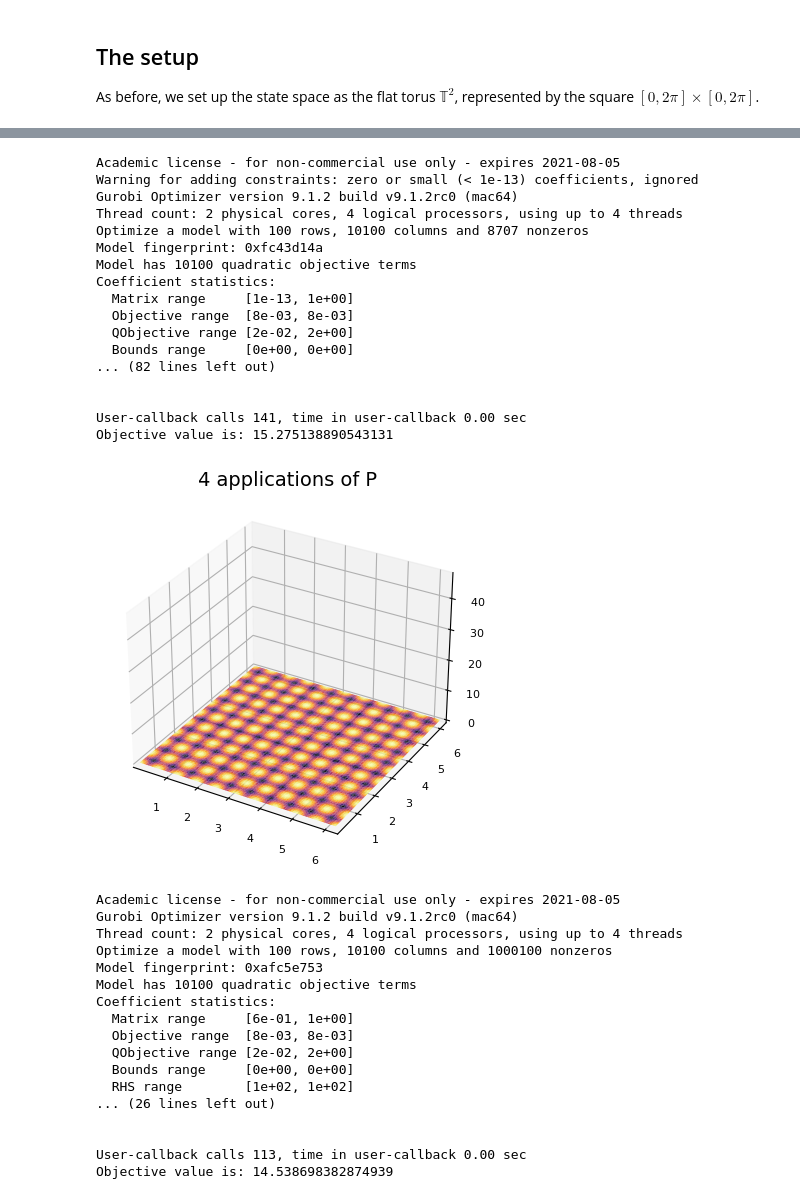
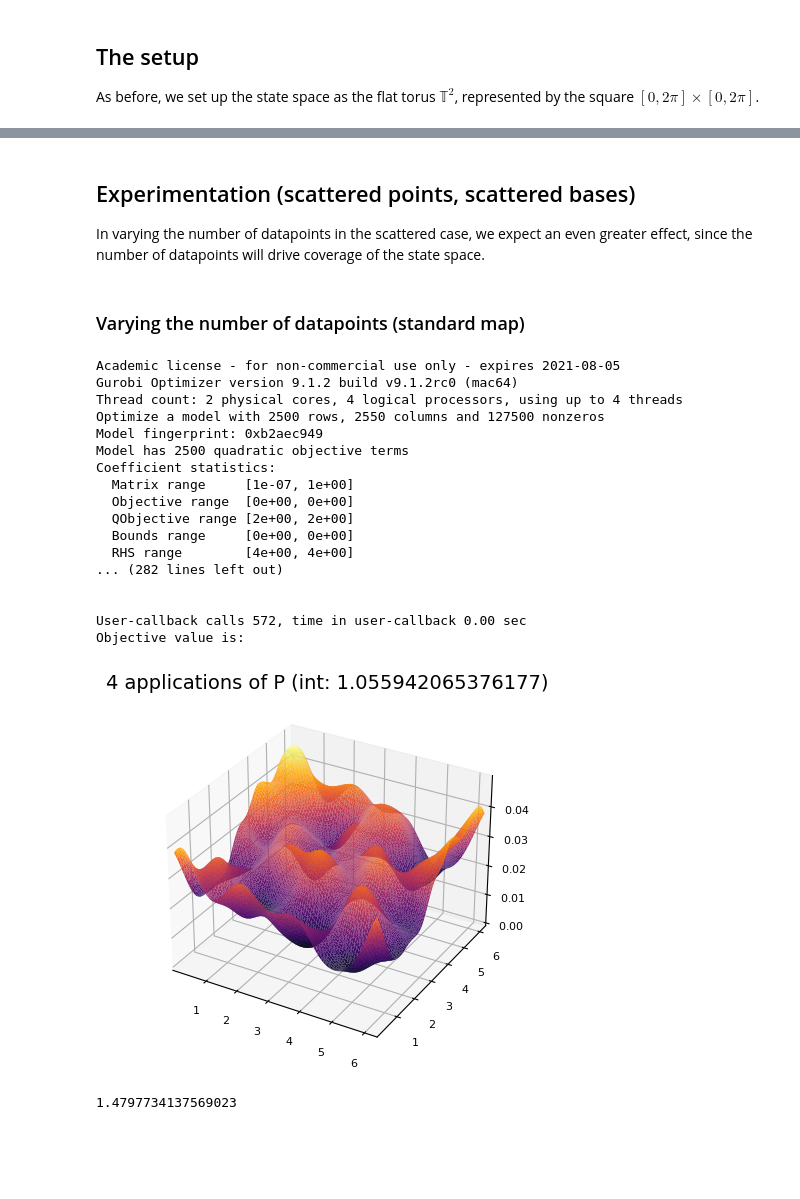
Before and after one commit to rcushen/thesis, a Jupyter notebook: Experimentation.ipynb, the cells around one changed output, grey strips where cells are left out. Saved outputs shown, nothing was run; the diff lists cells and outputs as text; code cells hidden in the pictures; blank space fills up the shorter version.

Commit message:
Experimentation complete

```diff
--- a/Experimentation.ipynb
+++ b/Experimentation.ipynb
@@ -27 +18,3 @@ epsilons = [0.06, 0.6, 6];
+# %%
+sample_sizes = [36, 49, 64, 81, 100];
 # %% [markdown]
@@ -30,6 +23,8 @@ Varying the number of basis functions should have a significant effect on our es
 # %%
-for n in n_bases
-    output = estimate_P(grid, s, n; map_type="standard")
-    P_diagnostics(output, "bases")
+results_grid_stand = Vector{Dict}()
+for sample_size in sample_sizes
+    output = estimate_P(grid, sample_size; setup="grid", map_type="standard");
+    metrics = P_diagnostics(output);
+    push!(results_grid_stand, metrics);
 end
 # %% [output]
@@ -75,0 +43,7 @@ Similarly, varying $\epsilon$ will alter the subspace in which we are estimating
+# %%
+results_grid_cat = Vector{Dict}()
+for sample_size in sample_sizes
+    output = estimate_P(grid, sample_size; setup="grid", map_type="cat");
+    metrics = P_diagnostics(output);
+    push!(results_grid_cat, metrics);
+end
@@ -76,41 +60,34 @@ Similarly, varying $\epsilon$ will alter the subspace in which we are estimating
+# %% [markdown]
+## Experimentation (scattered points, scattered bases)
+In varying the number of datapoints in the scattered case, we expect an even greater effect, since the number of datapoints will drive coverage of the state space.
+# %%
+sample_sizes = [50, 100, 150, 200, 250, 300];
+# %% [markdown]
+### Varying the number of datapoints (standard map)
 # %%
-for epsilon in epsilons
-    output = estimate_P(grid, s, 10, epsilon; map_type="standard")
-    P_diagnostics(output, "epsilons")
+results_scatt_stand = Vector{Dict}()
+for sample_size in sample_sizes
+    output = estimate_P(grid, sample_size; setup="scattered", map_type="standard");
+    metrics = P_diagnostics(output);
+    push!(results_scatt_stand, metrics)
 end
 # %% [output]
 Academic license - for non-commercial use only - expires 2021-08-05
-Warning for adding constraints: zero or small (< 1e-13) coefficients, ignored
 Gurobi Optimizer version 9.1.2 build v9.1.2rc0 (mac64)
 Thread count: 2 physical cores, 4 logical processors, using up to 4 threads
-Optimize a model with 100 rows, 10100 columns and 8707 nonzeros
-Model fingerprint: 0xfc43d14a
-Model has 10100 quadratic objective terms
+Optimize a model with 2500 rows, 2550 columns and 127500 nonzeros
+Model fingerprint: 0xb2aec949
+Model has 2500 quadratic objective terms
 Coefficient statistics:
-  Matrix range     [1e-13, 1e+00]
-  Objective range  [8e-03, 8e-03]
-  QObjective range [2e-02, 2e+00]
+  Matrix range     [1e-07, 1e+00]
+  Objective range  [0e+00, 0e+00]
+  QObjective range [2e+00, 2e+00]
   Bounds range     [0e+00, 0e+00]
-... (82 lines left out)
+  RHS range        [4e+00, 4e+00]
+... (282 lines left out)
 
 
-User-callback calls 141, time in user-callback 0.00 sec
-Objective value is: 15.275138890543131
+User-callback calls 572, time in user-callback 0.00 sec
+Objective value is:
-[figure, old version]
+[figure, new version]
-Academic license - for non-commercial use only - expires 2021-08-05
-Gurobi Optimizer version 9.1.2 build v9.1.2rc0 (mac64)
-Thread count: 2 physical cores, 4 logical processors, using up to 4 threads
-Optimize a model with 100 rows, 10100 columns and 1000100 nonzeros
-Model fingerprint: 0xafc5e753
-Model has 10100 quadratic objective terms
-Coefficient statistics:
-  Matrix range     [6e-01, 1e+00]
-  Objective range  [8e-03, 8e-03]
-  QObjective range [2e-02, 2e+00]
-  Bounds range     [0e+00, 0e+00]
-  RHS range        [1e+02, 1e+02]
-... (26 lines left out)
-
-
-User-callback calls 113, time in user-callback 0.00 sec
-Objective value is: 14.538698382874939
+1.4797734137569023
```
Also changed, not shown: parts of 24 cells of this notebook, 3 other files.
